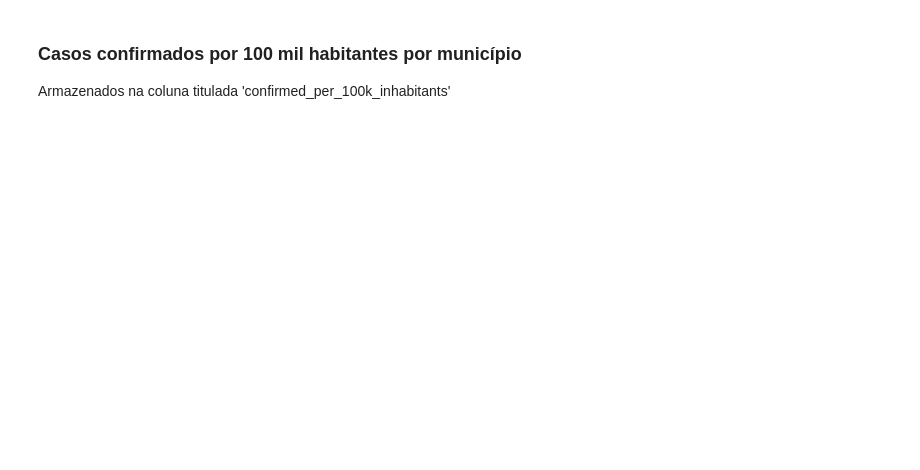
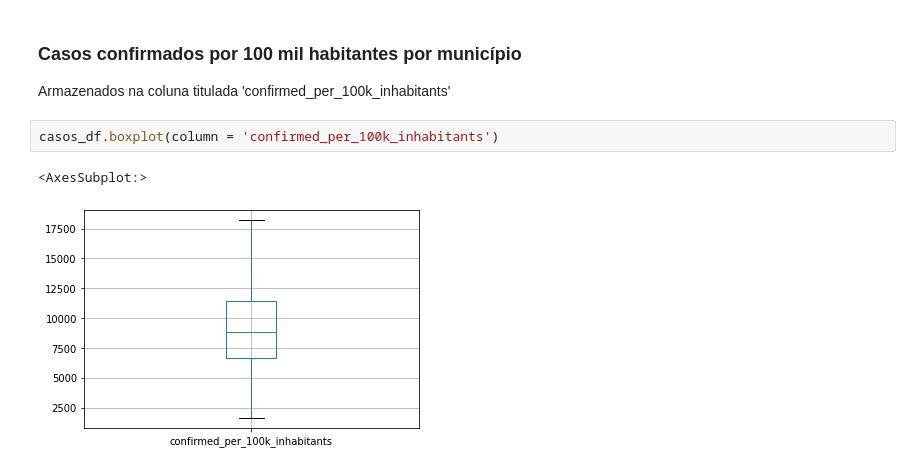
Before and after one commit to maxbarbosa/data-science-final-project, a Jupyter notebook: variables_casos.ipynb, the cells around one changed output. Drawn from its saved outputs; the diff is of its cells as text; blank space fills up the shorter version.

```diff
--- a/variables_casos.ipynb
+++ b/variables_casos.ipynb
@@ -163,3 +163,8 @@ casos_df.boxplot(column = 'estimated_population')
 ### Casos confirmados por 100 mil habitantes por município
 
 Armazenados na coluna titulada 'confirmed_per_100k_inhabitants'
+# %%
+casos_df.boxplot(column = 'confirmed_per_100k_inhabitants')
+# %% [output]
+<AxesSubplot:>
+[figure, added]
```
Also changed, not shown: parts of 2 cells of this notebook.
